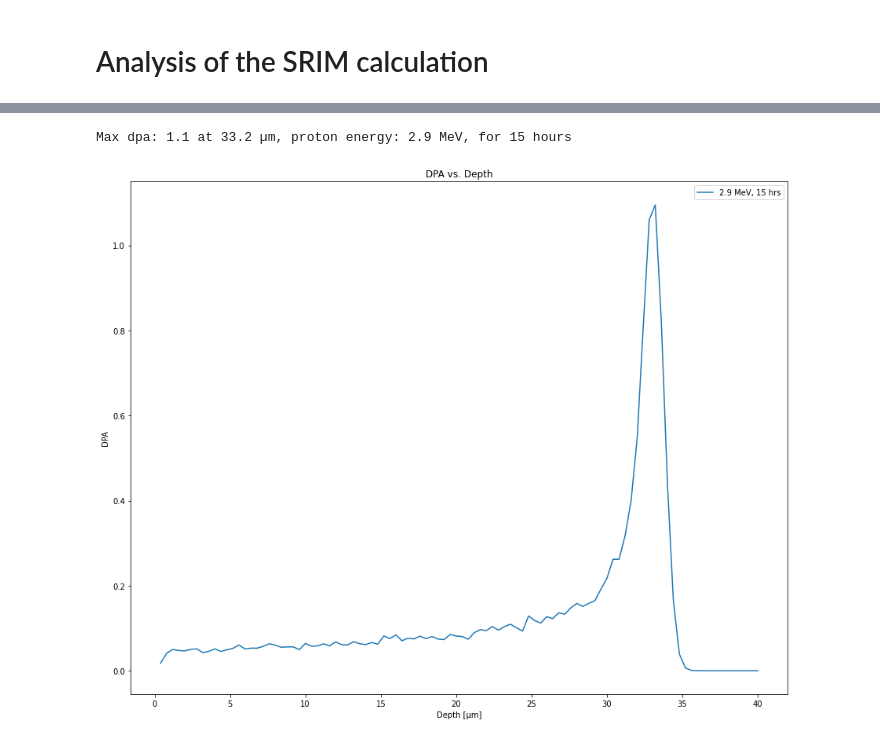
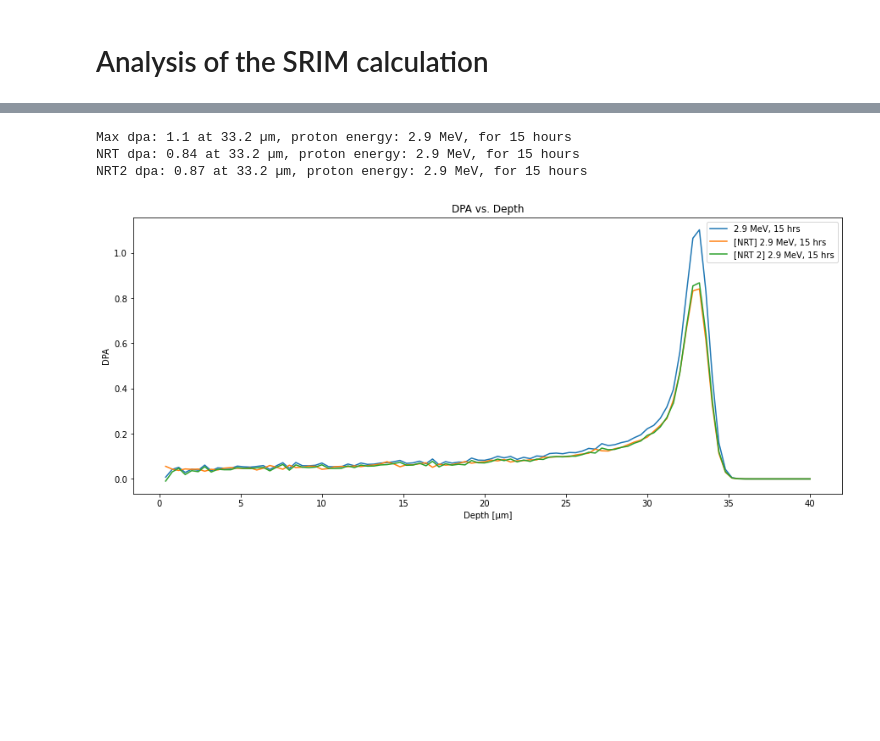
Before and after one commit to liamjh98/SRIM, a Jupyter notebook: DPA Calculation 304SS.ipynb, the cells around one changed output, grey strips where cells are left out. Saved outputs shown, nothing was run; the diff lists cells and outputs as text; code cells hidden in the pictures; blank space fills up the shorter version.

```diff
--- a/DPA Calculation 304SS.ipynb
+++ b/DPA Calculation 304SS.ipynb
@@ -168,7 +167,7 @@ energies = ['2.9 MeV'] ###
 #     folders.append(output_directory+str(i)+'MeV')
 #     energies.append(str(i)+' MeV')
 
-image_directory = 'C:/Users/peppe/Desktop/SRIM_images'
+image_directory = 'C:/Users/peppe/Desktop/SRIM_images/SS304'
 os.makedirs(image_directory, exist_ok=True)
 
 def plot_dpa(folder, ax, time):
@@ -193,11 +192,7 @@ def NRT(folder, ax, time):
     ioniz = results.ioniz
     e2recoil = results.etorecoils
 
-    dx = phon.depth / 100.0 # to units of Angstroms
-    energy_damage = (phon.ions + phon.recoils) #* dx
-    depth = max(e2recoil.depth) / 100.0 # to units of Angstroms
-    tdam = (e2recoil.ions - ioniz.recoils) #* depth
-    #tdam = (-phon.ions + phon.recoils) * dx
+    tdam = (e2recoil.ions - ioniz.recoils)
     nrt = (0.8*tdam)/(2*E_d.Fe.value)
 
     atom_density = 8.750E22 #G91 ###
@@ -216,16 +211,15 @@ def NRT2(folder, ax, time):
     ioniz = results.ioniz
     e2recoil = results.etorecoils
 
-    dx = max(phon.depth) / 100.0 # to units of Angstroms
     tdam = (phon.recoils - phon.ions)
     nrt = (0.8*tdam)/(2*E_d.Fe.value)
 
     atom_density = 8.750E22 #G91 ###
     atoms = atom_density*1.0E-8   #0.00000001 #get number of atoms
     fluence = 6.25E+18 # number of H ions 1/1.6e-19
-    current = 7.50E-6#15.0E-6 #7.50E-06
+    current = 7.5E-6 #15.0E-6 #7.50E-06
     flux = fluence*current
 
-    x_ = phon.depth/10000
+    depth = phon.depth/10000
     dpa = (nrt*flux*time*3600) / atoms
-    return [nrt, x_, dpa]
+    return [depth, dpa]
@@ -232,11 +279,11 @@ def NRT2(folder, ax, time):
 # %%
 fig, ax = plt.subplots()
 
-times = list(range(1, 20,2)) #list(range(1, 100))
+times = list(range(15, 16,15)) #list(range(1, 100))
 for t in range(0,len(times)):
     for i, folder in enumerate(folders):
         time = times[t] #hours
-        energy_damage = NRT2(folder, ax, time)
+        energy_damage = NRT(folder, ax, time)
         ax.plot(energy_damage[1], energy_damage[2], label=""+str(energies[i])+", "+str(time)+" hrs")
         #print("Damage energy: {} eV".format(energy_damage[0]))
         ax.set_xlabel('Depth [µm]')
@@ -250,6 +297,6 @@ for t in range(0,len(times)):
         print("NRT dpa: {} at {} µm, proton energy: {}, for {} hours".format( round(max(energy_damage[2]),2), d, energies[i], time))
 
     ax.set_title('NRT DPA vs. Depth')
-    fig.set_size_inches((15, 12))
-    fig.savefig(os.path.join(image_directory, 'damagevsdepth.png'), transparent=True)
+    fig.set_size_inches((15, 6))
+    fig.savefig(os.path.join(image_directory, 'DPA_vs_depth_NRT.png'), transparent=False)
 # %% [output]
@@ -267,29 +305,33 @@ NRT dpa: 1.09 at 33.2 µm, proton energy: 2.9 MeV, for 19 hours
 # %%
-f = open(str(image_directory)+'/output.txt', "a")
-f.write("========================= START =========================\n")
 fig, ax = plt.subplots()
 
 times = list(range(15, 30,15)) #list(range(1, 100))
 for t in range(0,len(times)):
     for i, folder in enumerate(folders):
         time = times[t] #hours
         dpa_calc = plot_dpa(folder, ax, time)
         ax.plot(dpa_calc[0], dpa_calc[1], label=""+str(energies[i])+", "+str(time)+" hrs")
         index = np.where(dpa_calc[1] == max(dpa_calc[1]))
         a = dpa_calc[0][index]
-        info = "Max dpa: {} at {} µm, proton energy: {}, for {} hours".format( round(max(dpa_calc[1]),2),  str(a)[1:-1], energies[i], time)
-        print(info)
-        f.write(info+"\n")
+        print("Max dpa: {} at {} µm, proton energy: {}, for {} hours".format( round(max(dpa_calc[1]),2),  str(a)[1:-1], energies[i], time))
+
+        energy_damage = NRT(folder, ax, time)
+        ax.plot(energy_damage[1], energy_damage[2], label="[NRT] "+str(energies[i])+", "+str(time)+" hrs")
+        print("NRT dpa: {} at {} µm, proton energy: {}, for {} hours".format( round(max(energy_damage[2]),2),  str(a)[1:-1], energies[i], time))
+
+        energy_damage = NRT2(folder, ax, time)
+        ax.plot(energy_damage[0], energy_damage[1], label="[NRT 2] "+str(energies[i])+", "+str(time)+" hrs")
+        print("NRT2 dpa: {} at {} µm, proton energy: {}, for {} hours".format( round(max(energy_damage[1]),2),  str(a)[1:-1], energies[i], time))
+
 
     ax.set_xlabel('Depth [µm]') #Angstroms
     ax.set_ylabel('DPA')
     ax.set_title('DPA vs. Depth')
     ax.legend()
-    fig.set_size_inches((15, 12))
-    fig.savefig(os.path.join(image_directory, 'dpa_combinedv_auto_'+str(energies[i])+'.png'), transparent=False)
-
-f.write("============================ END ============================\n")
-f.close()
+    fig.set_size_inches((15, 6))
+    fig.savefig(os.path.join(image_directory, 'DPA_vs_depth_combined'+str(energies[i])+'.png'), transparent=False)
 # %% [output]
 Max dpa: 1.1 at 33.2 µm, proton energy: 2.9 MeV, for 15 hours
+NRT dpa: 0.84 at 33.2 µm, proton energy: 2.9 MeV, for 15 hours
+NRT2 dpa: 0.87 at 33.2 µm, proton energy: 2.9 MeV, for 15 hours
-[figure, old version]
+[figure, new version]
```
Also changed, not shown: parts of 8 cells of this notebook, 1 other file.
